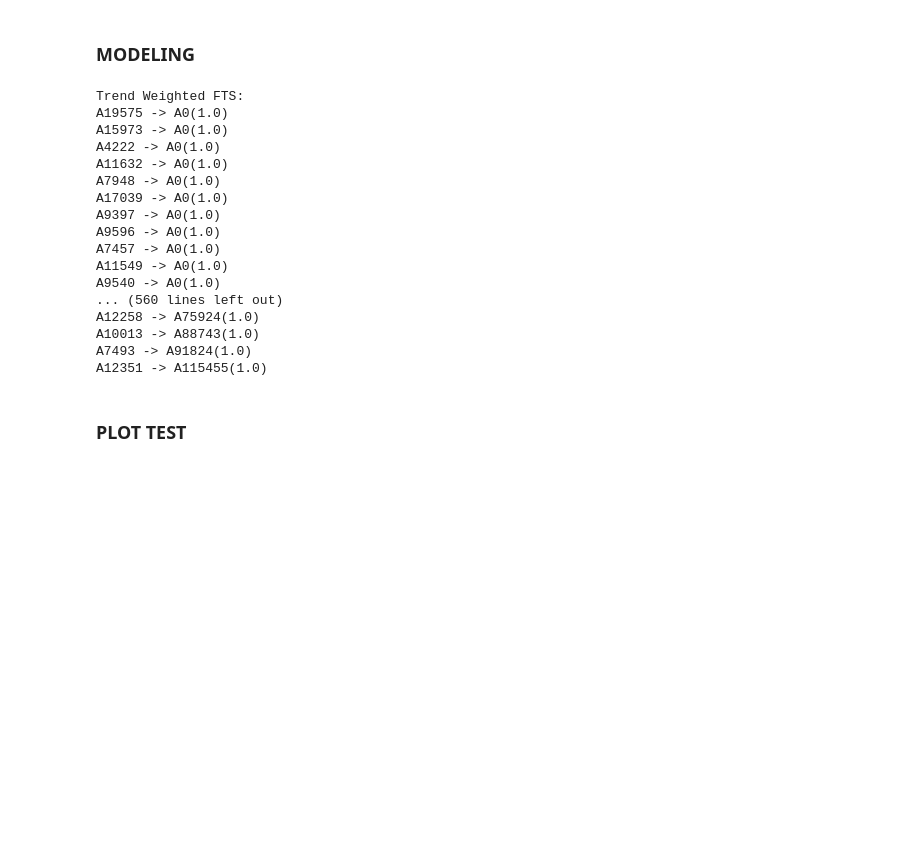
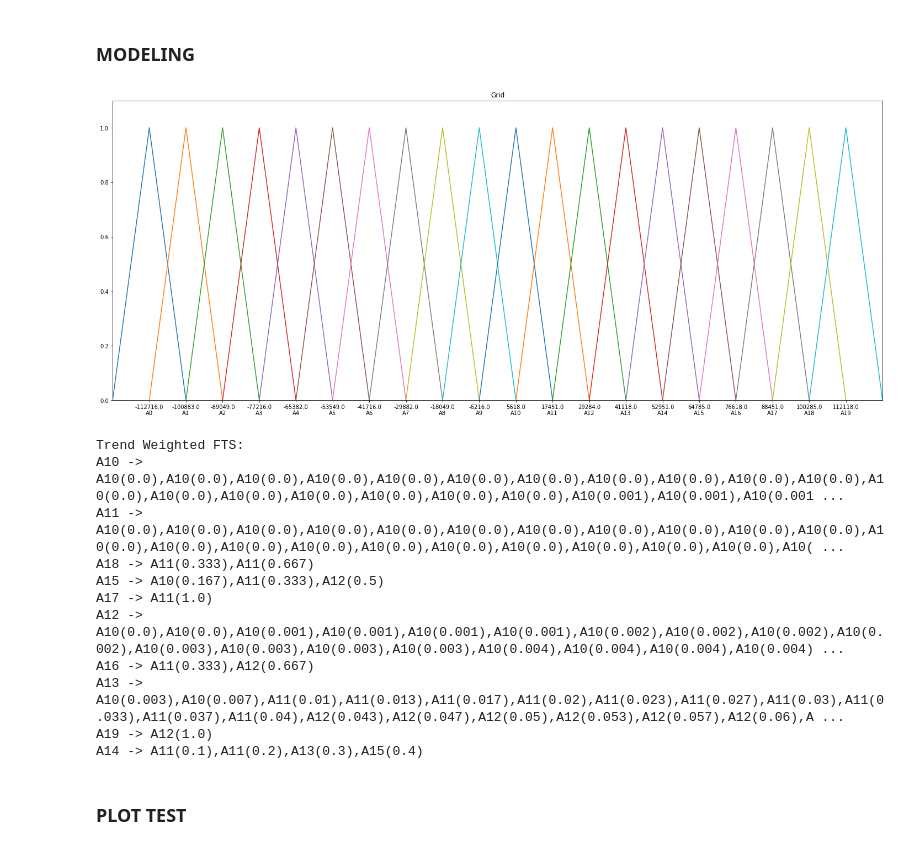
Before and after one commit to assulthoni/OnlineRetailFTS, a Jupyter notebook: PyFTS.ipynb, the cells around one changed output. Saved outputs shown, nothing was run; the diff lists cells and outputs as text; code cells hidden in the pictures; blank space fills up the shorter version.

```diff
--- a/PyFTS.ipynb
+++ b/PyFTS.ipynb
@@ -156,34 +171,30 @@ test = data[-30:]
 # %% [markdown]
 ### MODELING
 # %%
-fs = Grid.GridPartitioner(data=data,npart=127000)
+fs = Grid.GridPartitioner(data=data,npart=20, transformation=tdiff)
 
-# fig, ax = plt.subplots(nrows=1, ncols=1, figsize=[25,10])
+fig, ax = plt.subplots(nrows=1, ncols=1, figsize=[25,10])
 
-# fs.plot(ax)
+fs.plot(ax)
+# %% [output]
+[figure, added]
 # %%
-model = cheng.TrendWeightedFTS(partitioner=fs)
+model = cheng.TrendWeightedFTS(partitioner=fs, transformation=tdiff)
 model.fit(train)
-# model.append_transformation(tdiff)
+model.append_transformation(tdiff)
 print(model)
 # %% [output]
 Trend Weighted FTS:
-A19575 -> A0(1.0)
-A15973 -> A0(1.0)
-A4222 -> A0(1.0)
-A11632 -> A0(1.0)
-A7948 -> A0(1.0)
-A17039 -> A0(1.0)
-A9397 -> A0(1.0)
-A9596 -> A0(1.0)
-A7457 -> A0(1.0)
-A11549 -> A0(1.0)
-A9540 -> A0(1.0)
-... (560 lines left out)
-A12258 -> A75924(1.0)
-A10013 -> A88743(1.0)
-A7493 -> A91824(1.0)
-A12351 -> A115455(1.0)
+A10 -> A10(0.0),A10(0.0),A10(0.0),A10(0.0),A10(0.0),A10(0.0),A10(0.0),A10(0.0),A10(0.0),A10(0.0),A10(0.0),A10(0.0),A10(0.0),A10(0.0),A10(0.0),A10(0.0),A10(0.0),A10(0.0),A10(0.001),A10(0.001),A10(0.001 ...
+A11 -> A10(0.0),A10(0.0),A10(0.0),A10(0.0),A10(0.0),A10(0.0),A10(0.0),A10(0.0),A10(0.0),A10(0.0),A10(0.0),A10(0.0),A10(0.0),A10(0.0),A10(0.0),A10(0.0),A10(0.0),A10(0.0),A10(0.0),A10(0.0),A10(0.0),A10( ...
+A18 -> A11(0.333),A11(0.667)
+A15 -> A10(0.167),A11(0.333),A12(0.5)
+A17 -> A11(1.0)
+A12 -> A10(0.0),A10(0.0),A10(0.001),A10(0.001),A10(0.001),A10(0.001),A10(0.002),A10(0.002),A10(0.002),A10(0.002),A10(0.003),A10(0.003),A10(0.003),A10(0.003),A10(0.004),A10(0.004),A10(0.004),A10(0.004) ...
+A16 -> A11(0.333),A12(0.667)
+A13 -> A10(0.003),A10(0.007),A11(0.01),A11(0.013),A11(0.017),A11(0.02),A11(0.023),A11(0.027),A11(0.03),A11(0.033),A11(0.037),A11(0.04),A12(0.043),A12(0.047),A12(0.05),A12(0.053),A12(0.057),A12(0.06),A ...
+A19 -> A12(1.0)
+A14 -> A11(0.1),A11(0.2),A13(0.3),A15(0.4)
 # %% [markdown]
 ### PLOT TEST
 # %%
```
Also changed, not shown: parts of 8 cells of this notebook.
